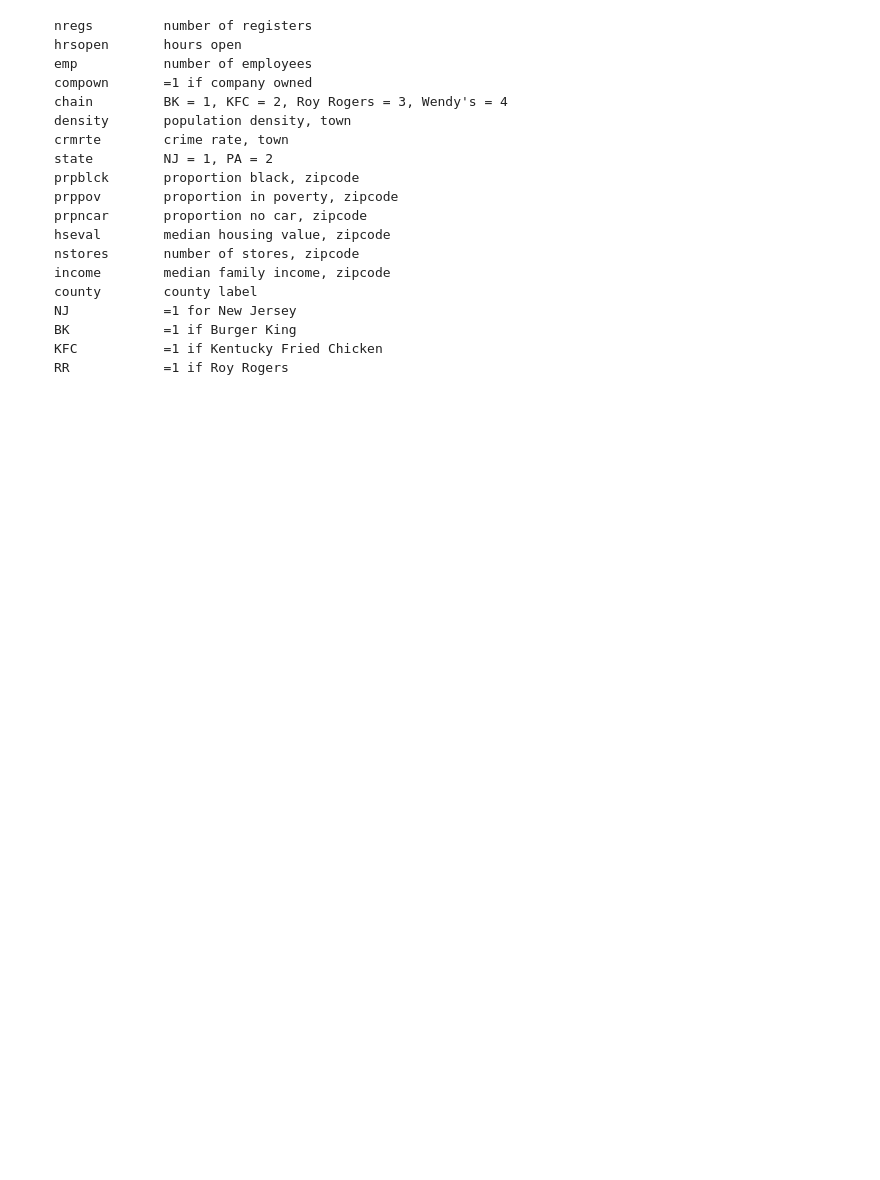
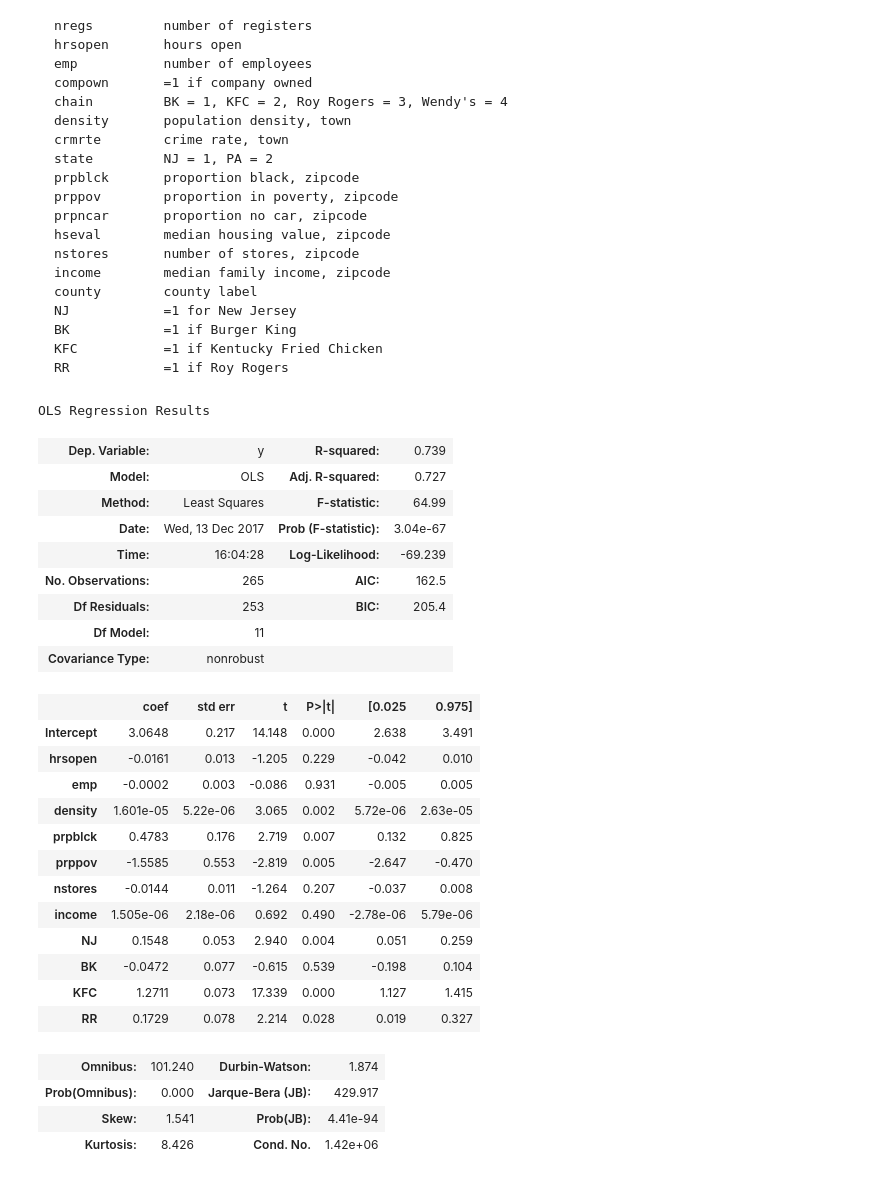
Before and after one commit to davidyan92/dsi, a Jupyter notebook: week-04/regression-discrimination_group_project-lab/fast-food-chains-discrimination-lab.ipynb, the cells around one changed output. Saved outputs shown, nothing was run; the diff lists cells and outputs as text; code cells hidden in the pictures; blank space fills up the shorter version.

```diff
--- a/week-04/regression-discrimination_group_project-lab/fast-food-chains-discrimination-lab.ipynb
+++ b/week-04/regression-discrimination_group_project-lab/fast-food-chains-discrimination-lab.ipynb
@@ -68,18 +68,66 @@ It is a restricted version of the dataset used in this publication:
 # %%
 # data modules
 import numpy as np
 import scipy.stats as stats
 import pandas as pd
-
+import patsy
+import statsmodels.api as sm
 # plotting modules
 import matplotlib.pyplot as plt
 import seaborn as sns
 sns.set_style('whitegrid')
-
 # Stats/Regresions Packages
 from sklearn import linear_model
 from sklearn.metrics import r2_score
-
+from sklearn import datasets, linear_model
+from sklearn.model_selection import train_test_split
 # make sure charts appear in the notebook:
 %matplotlib inline
 %config InlineBackend.figure_format ='retina'
+food = pd.read_csv('./datasets/discrim.csv')
+food.dropna(subset=["psoda","pfries","pentree"],how="any",inplace=True)
+food["combined_price"]=food["psoda"]+food["pfries"]+food["pentree"]
+food.reset_index(inplace=True,drop=True)
+food=food[['hrsopen', 'emp', 'density', 'prpblck', 'prppov', 'nstores', 'income', 'NJ', 'BK', 'KFC', 'RR',"combined_price"]]
+food.dropna(inplace=True)
+
+food=food[food['KFC']]
+# A: 7030
+formula = 'combined_price ~ hrsopen+emp+density+prpblck+prppov+nstores+income+NJ+BK+KFC+RR'
+y, X = patsy.dmatrices(formula, data=food, return_type='dataframe')
+y = y.values.ravel()
+
+x1,x2,y1,y2=train_test_split(X, y ,random_state = 142, test_size = 0.3)
+# test=x1.append(y1)
+# training=x2.append(y2)
+
+model = sm.OLS(y1, x1).fit()
+model.summary()
+# %% [output]
+OLS Regression Results
+| Dep. Variable: | y | R-squared: | 0.739 |
+| Model: | OLS | Adj. R-squared: | 0.727 |
+| Method: | Least Squares | F-statistic: | 64.99 |
+| Date: | Wed, 13 Dec 2017 | Prob (F-statistic): | 3.04e-67 |
+| Time: | 16:04:28 | Log-Likelihood: | -69.239 |
+| No. Observations: | 265 | AIC: | 162.5 |
+| Df Residuals: | 253 | BIC: | 205.4 |
+| Df Model: | 11 |  |  |
+| Covariance Type: | nonrobust |  |  |
+|  | coef | std err | t | P>|t| | [0.025 | 0.975] |
+| Intercept | 3.0648 | 0.217 | 14.148 | 0.000 | 2.638 | 3.491 |
+| hrsopen | -0.0161 | 0.013 | -1.205 | 0.229 | -0.042 | 0.010 |
+| emp | -0.0002 | 0.003 | -0.086 | 0.931 | -0.005 | 0.005 |
+| density | 1.601e-05 | 5.22e-06 | 3.065 | 0.002 | 5.72e-06 | 2.63e-05 |
+| prpblck | 0.4783 | 0.176 | 2.719 | 0.007 | 0.132 | 0.825 |
+| prppov | -1.5585 | 0.553 | -2.819 | 0.005 | -2.647 | -0.470 |
+| nstores | -0.0144 | 0.011 | -1.264 | 0.207 | -0.037 | 0.008 |
+| income | 1.505e-06 | 2.18e-06 | 0.692 | 0.490 | -2.78e-06 | 5.79e-06 |
+| NJ | 0.1548 | 0.053 | 2.940 | 0.004 | 0.051 | 0.259 |
+| BK | -0.0472 | 0.077 | -0.615 | 0.539 | -0.198 | 0.104 |
+| KFC | 1.2711 | 0.073 | 17.339 | 0.000 | 1.127 | 1.415 |
+| RR | 0.1729 | 0.078 | 2.214 | 0.028 | 0.019 | 0.327 |
+| Omnibus: | 101.240 | Durbin-Watson: | 1.874 |
+| Prob(Omnibus): | 0.000 | Jarque-Bera (JB): | 429.917 |
+| Skew: | 1.541 | Prob(JB): | 4.41e-94 |
+| Kurtosis: | 8.426 | Cond. No. | 1.42e+06 |
```
Also changed, not shown: parts of 2 cells of this notebook, 5 other files.
